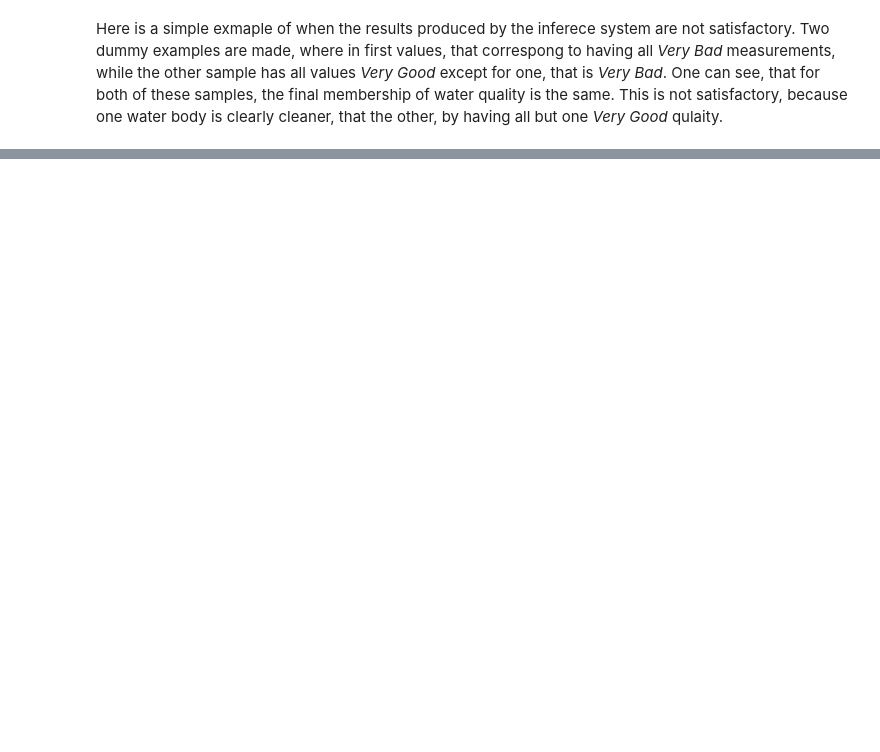
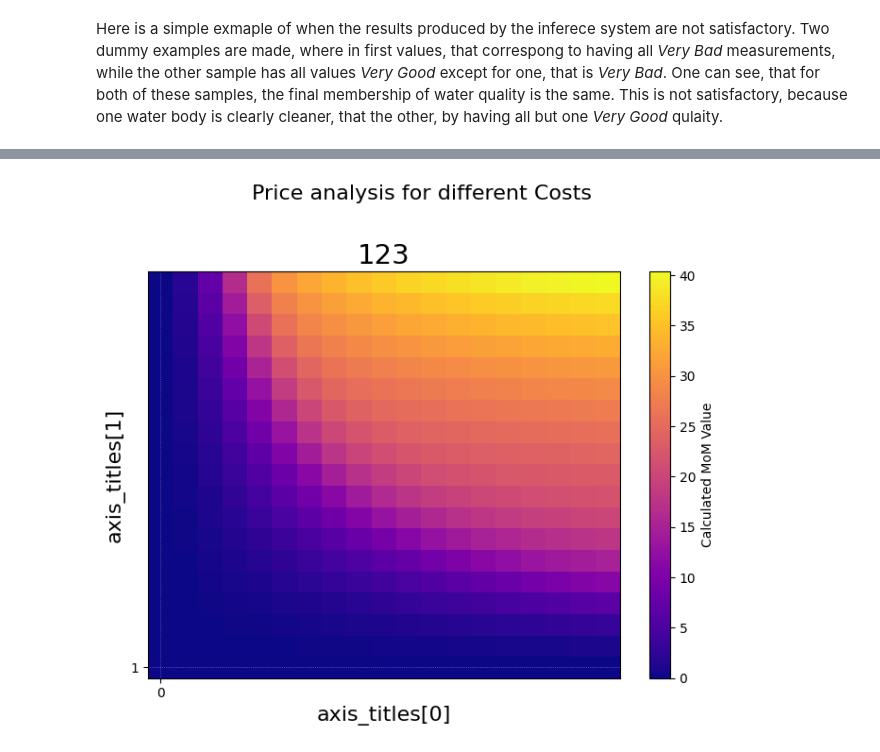
Before and after one commit to maartinjshz/Fuzzy-Rule-Base, a Jupyter notebook: conference_material/Notebooks/Implicative_syst_and_VoI.ipynb, the cells around one changed output, grey strips where cells are left out. Cells and saved outputs as stored; diff of their text form; code cells hidden in the pictures; blank space fills up the shorter version.

```diff
--- a/conference_material/Notebooks/Implicative_syst_and_VoI.ipynb
+++ b/conference_material/Notebooks/Implicative_syst_and_VoI.ipynb
@@ -248,0 +121,18 @@ Grid shape: (4, 3)
+# %%
+# Example of usage the Gosupe data.
+first_r7 = df_water_data[df_water_data['Station_type'] == 'R1'].iloc[0]
+type_1_qualityGrid = filter_qualityGrid_from_data(water_type=1)
+Number_of_grid_points = 100
+sample = first_r7.iloc[-5:].values.astype(float)
+sample[3] = type_1_qualityGrid[3,-1] - sample[3] + type_1_qualityGrid[3,0] # The O_2 levels are being inverted, as they have reversed order.
+antecendant_qualityGrid = filter_qualityGrid_from_data(water_type=1)
+
+results_matrix, ranges, membership_value = perform_infernece_and_evaluation_with_data(sample, antecendant_qualityGrid, step_size=20,
+                                           Number_of_grid_points=Number_of_grid_points,
+                                           sample_name='G327 (Gosupe, grīva)', type_of_tnorm='luk',
+                                           use_the_same_tnorm=False,
+                                           cost_value_config=cost_value_config,
+                                           payoff_function=payoff_function_quadratic)
+
+
+plot_payoff_plots(results_matrix, 'VoI analysis', ranges['N'], ranges['C'])
@@ -248,0 +205,45 @@ Grid shape: (4, 3)
+# %%
+C_min = 1
+C_max = 400
+
+cost_value_config = {
+    'N': {
+        'bounds': (150, 150),
+        'left_spread': 20,
+        'right_spread': 20
+    },
+    'C': {
+        'bounds': (C_min, C_max),
+        'left_spread': 20,
+        'right_spread': 20
+    }
+}
+
+step_size = 20
+results_MOM = np.zeros(( int((C_max-C_min)/step_size),int((C_max-C_min)/step_size)))
+
+xx = np.linspace(0,1,500)
+A = np.linspace(0,1, int((C_max-C_min)/step_size) )
+
+for id_a, a in enumerate(A):
+    membership_values_ = np.exp( - 2 * (xx - a)**2)
+    membership_fuzzy_numb = FuzzyNumber(membership_values=membership_values_,
+                                                    membership_space=np.linspace(0, 1, 500 ),
+                                                    space_x=np.linspace(0,1,500))
+
+    # results_MOM[id_a, id_a] = membership_fuzzy_numb.mean_of_maxima()
+    results_matrix, ranges, membership_value = perform_infernece_and_evaluation_with_data(sample, antecendant_qualityGrid, step_size=step_size,
+                                           Number_of_grid_points=Number_of_grid_points,
+                                           sample_name='G327 (Gosupe, grīva)', type_of_tnorm='luk',
+                                           use_the_same_tnorm=False,
+                                           cost_value_config=cost_value_config,
+                                           payoff_function=payoff_function_quadratic,
+                                           membership_value=membership_fuzzy_numb)
+
+    results_MOM[id_a, : ] = results_matrix
+
+
+plot_payoff_plots(results_MOM, "123",
+                  np.linspace(0,1, int((C_max-C_min)/step_size) ), np.linspace(C_min, C_max, int((C_max-C_min)/step_size)),
+                  ["MoM_i", "C_i"])
+# %% [output]
@@ -248,0 +267 @@ Grid shape: (4, 3)
+[figure, added]
```
Also changed, not shown: parts of 20 cells of this notebook.
